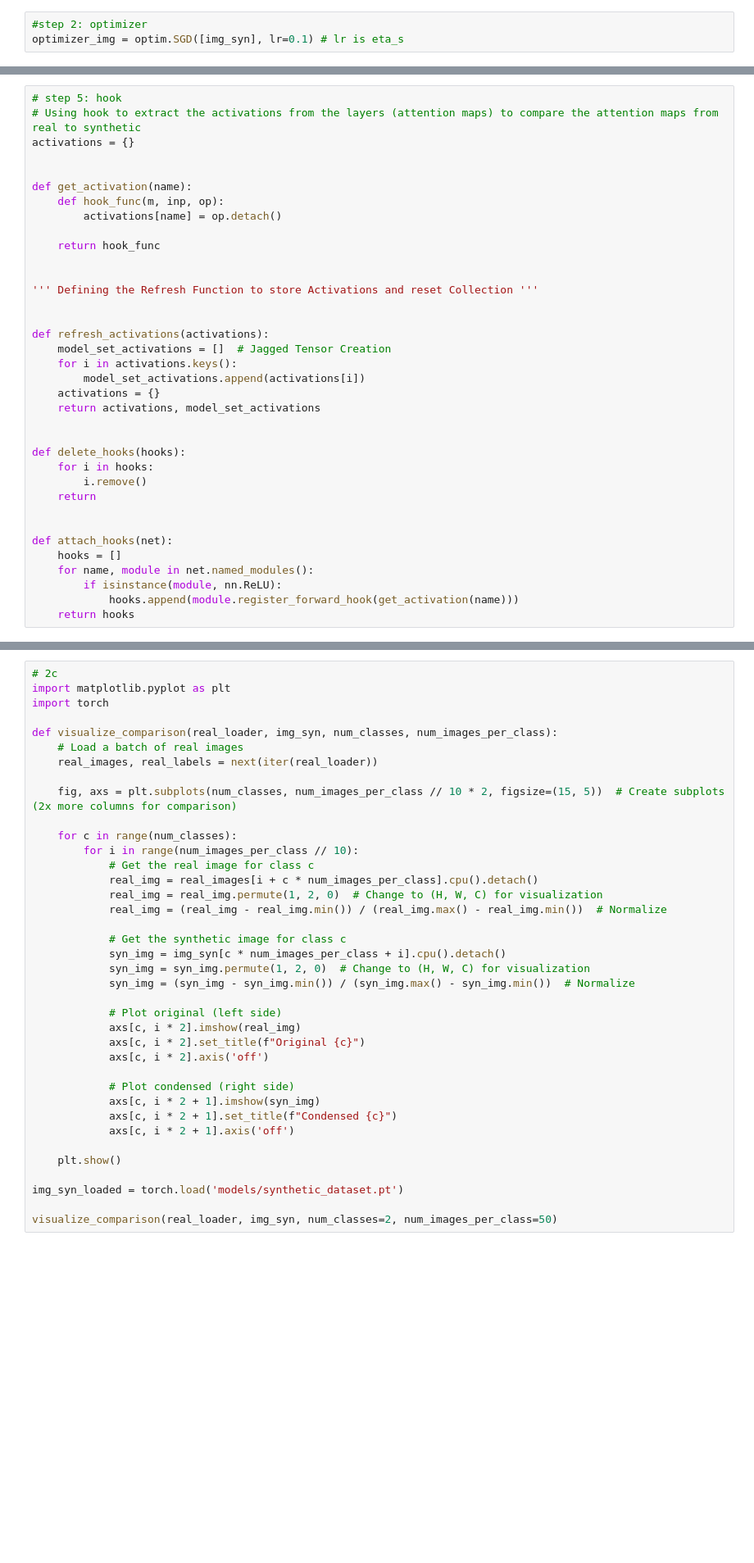
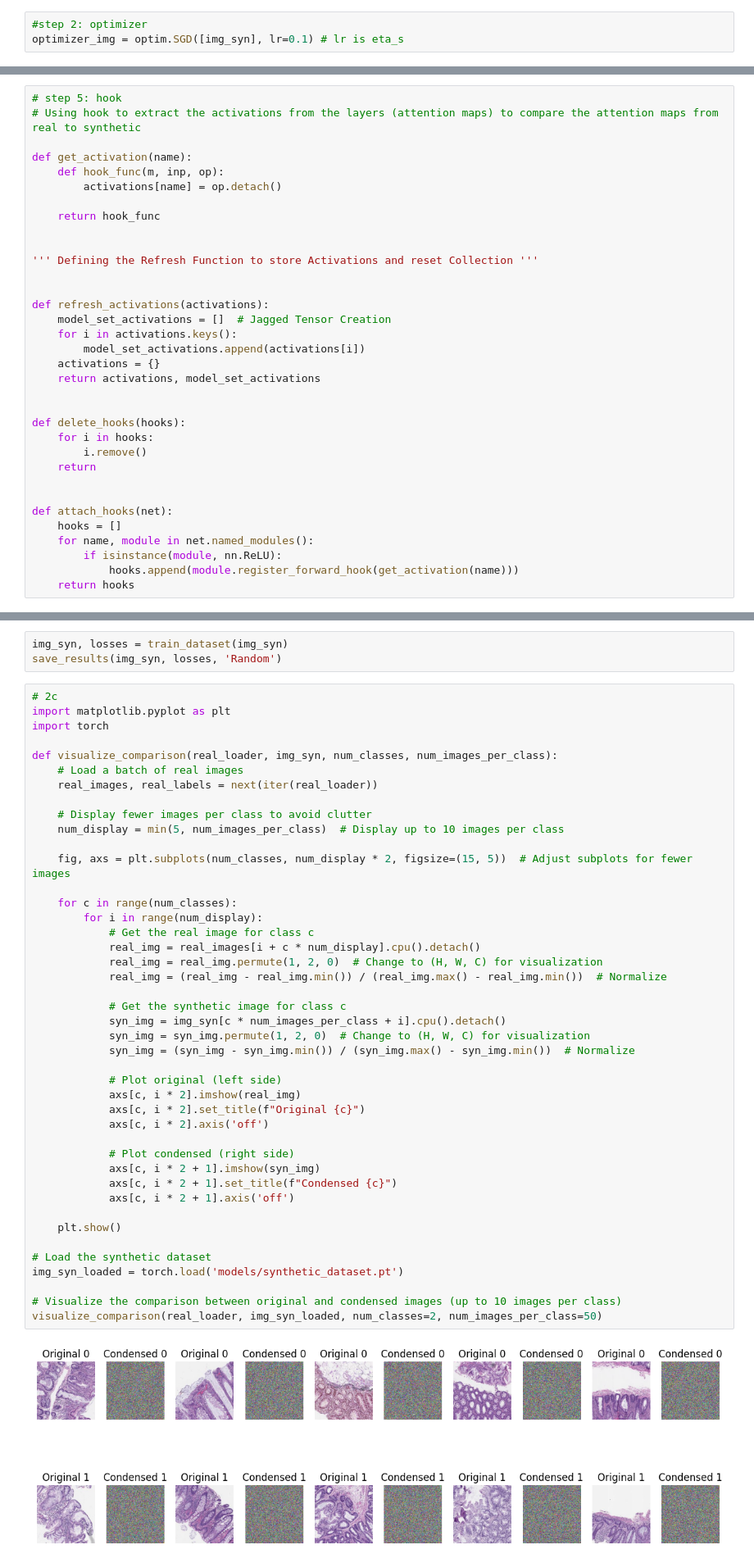
Before and after one commit to ut-ruonan/ECE1512_2024F_ProjectRepo_Manisha_Ruonan, a Jupyter notebook: Project_A/submission_files/Project_A_draft.ipynb, the cells around one changed output, grey strips where cells are left out. Shown: that part at 82% size. Cells and saved outputs as stored; diff of their text form; blank space fills up the shorter version.

```diff
--- a/Project_A/submission_files/Project_A_draft.ipynb
+++ b/Project_A/submission_files/Project_A_draft.ipynb
@@ -197,8 +197,6 @@ real_loader = torch.utils.data.DataLoader(real_dataset, batch_size=num_images_pe
 # %%
 # step 5: hook
 # Using hook to extract the activations from the layers (attention maps) to compare the attention maps from real to synthetic
-activations = {}
-
 
 def get_activation(name):
     def hook_func(m, inp, op):
@@ -339,3 +341,6 @@ print(f"Training losses saved to {loss_log_path}")
+# %%
+img_syn, losses = train_dataset(img_syn)
+save_results(img_syn, losses, 'Random')
 # %%
 # 2c
 import matplotlib.pyplot as plt
@@ -343,34 +348,41 @@ import torch
 
 def visualize_comparison(real_loader, img_syn, num_classes, num_images_per_class):
     # Load a batch of real images
     real_images, real_labels = next(iter(real_loader))
 
-    fig, axs = plt.subplots(num_classes, num_images_per_class // 10 * 2, figsize=(15, 5))  # Create subplots (2x more columns for comparison)
+    # Display fewer images per class to avoid clutter
+    num_display = min(5, num_images_per_class)  # Display up to 10 images per class
+
+    fig, axs = plt.subplots(num_classes, num_display * 2, figsize=(15, 5))  # Adjust subplots for fewer images
 
     for c in range(num_classes):
-        for i in range(num_images_per_class // 10):
+        for i in range(num_display):
             # Get the real image for class c
-            real_img = real_images[i + c * num_images_per_class].cpu().detach()
+            real_img = real_images[i + c * num_display].cpu().detach()
             real_img = real_img.permute(1, 2, 0)  # Change to (H, W, C) for visualization
             real_img = (real_img - real_img.min()) / (real_img.max() - real_img.min())  # Normalize
 
             # Get the synthetic image for class c
             syn_img = img_syn[c * num_images_per_class + i].cpu().detach()
             syn_img = syn_img.permute(1, 2, 0)  # Change to (H, W, C) for visualization
             syn_img = (syn_img - syn_img.min()) / (syn_img.max() - syn_img.min())  # Normalize
 
             # Plot original (left side)
             axs[c, i * 2].imshow(real_img)
             axs[c, i * 2].set_title(f"Original {c}")
             axs[c, i * 2].axis('off')
 
             # Plot condensed (right side)
             axs[c, i * 2 + 1].imshow(syn_img)
             axs[c, i * 2 + 1].set_title(f"Condensed {c}")
             axs[c, i * 2 + 1].axis('off')
 
     plt.show()
 
+# Load the synthetic dataset
 img_syn_loaded = torch.load('models/synthetic_dataset.pt')
 
-visualize_comparison(real_loader, img_syn, num_classes=2, num_images_per_class=50)
+# Visualize the comparison between original and condensed images (up to 10 images per class)
+visualize_comparison(real_loader, img_syn_loaded, num_classes=2, num_images_per_class=50)
+# %% [output]
+[figure, added]
```
Also changed, not shown: parts of 4 cells of this notebook, 10 other files.
